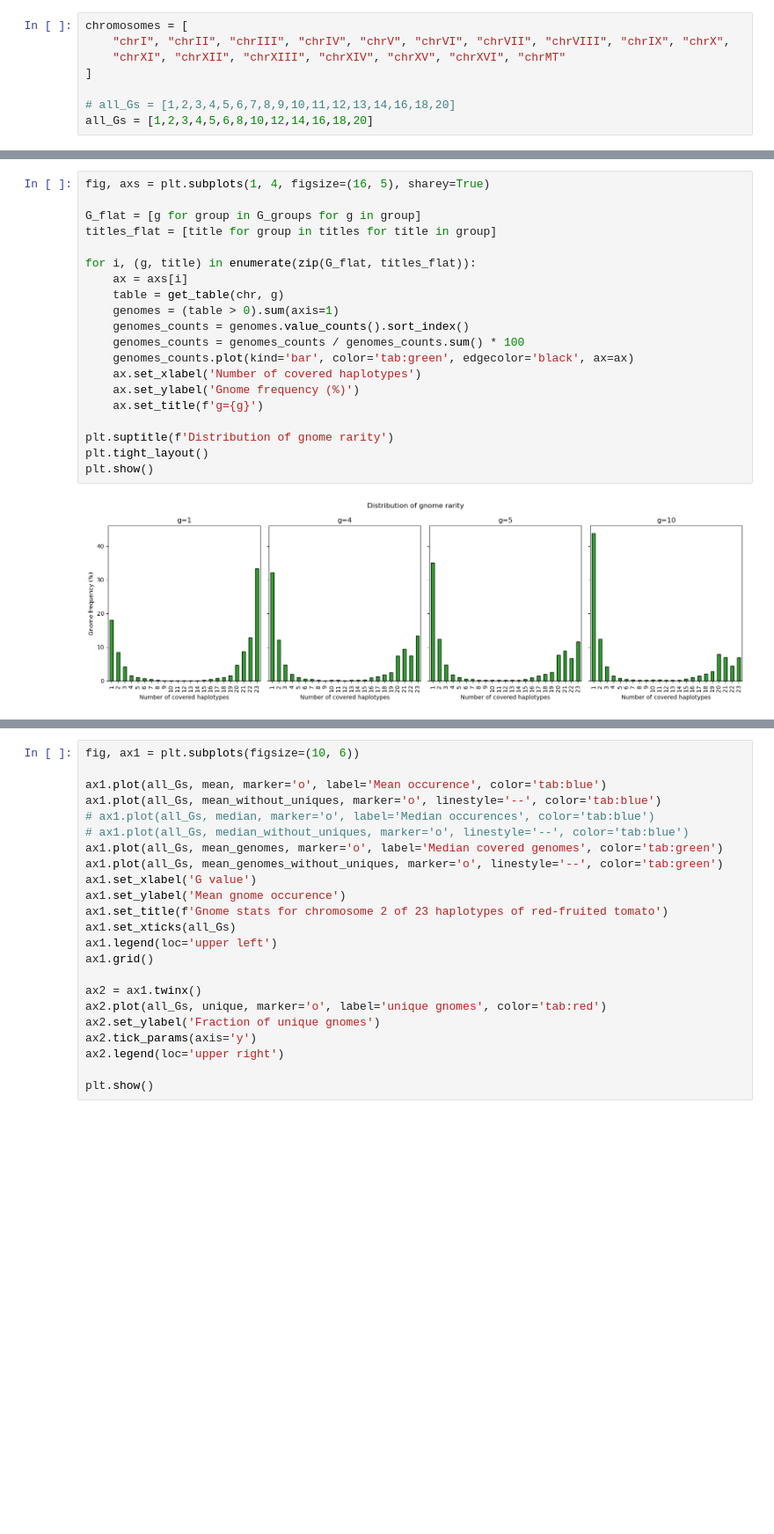
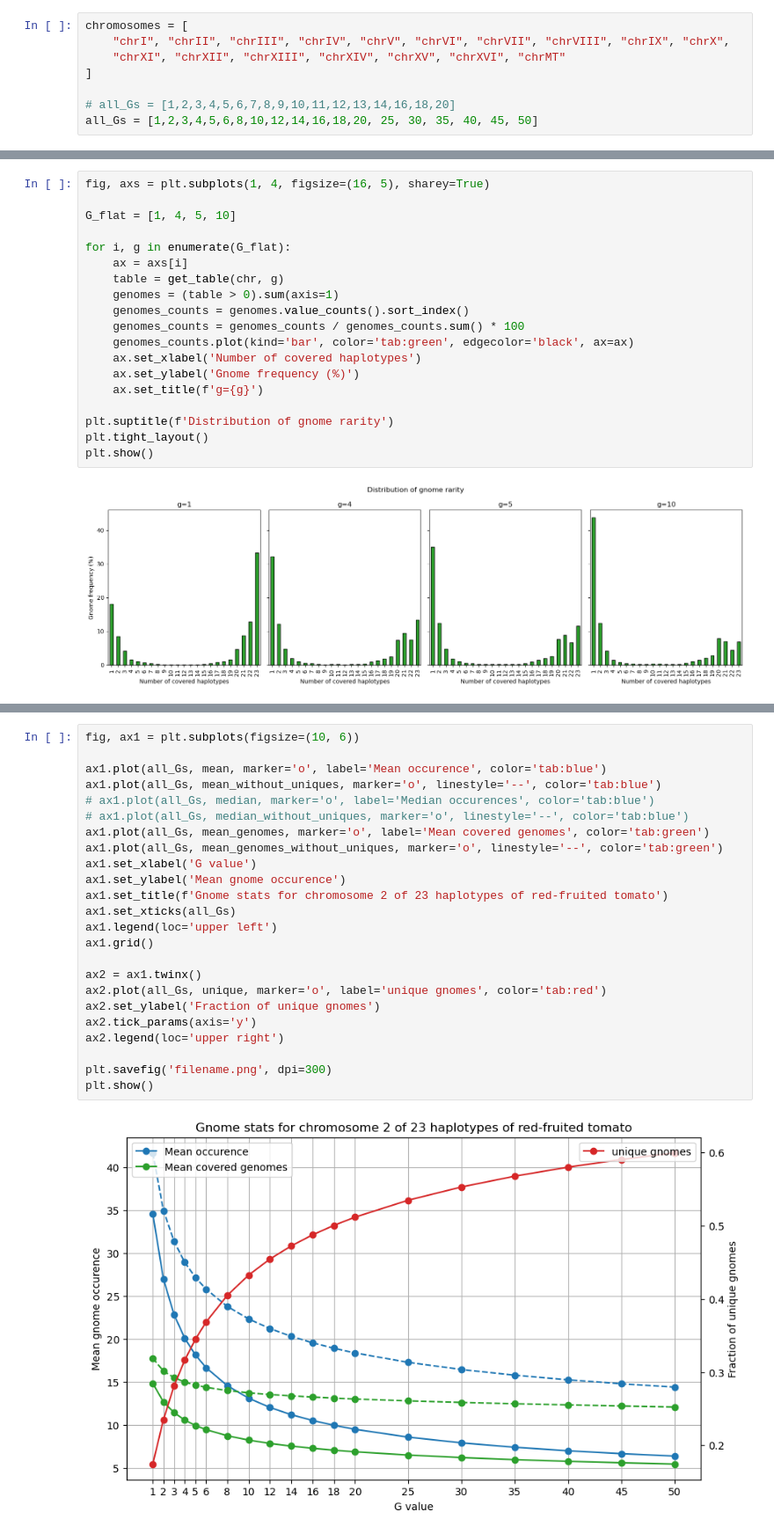
Before and after one commit to flopau76/dBG_project, a Jupyter notebook: data/analysis.ipynb, the cells around one changed output, grey strips where cells are left out. Shown: that part at 88% size. Drawn from its saved outputs; the diff is of its cells as text; blank space fills up the shorter version.

```diff
--- a/data/analysis.ipynb
+++ b/data/analysis.ipynb
@@ -16,4 +16,4 @@ chromosomes = [
 ]
 
 # all_Gs = [1,2,3,4,5,6,7,8,9,10,11,12,13,14,16,18,20]
-all_Gs = [1,2,3,4,5,6,8,10,12,14,16,18,20]
+all_Gs = [1,2,3,4,5,6,8,10,12,14,16,18,20, 25, 30, 35, 40, 45, 50]
@@ -62,10 +20,9 @@ plt.show()
 # %%
 fig, axs = plt.subplots(1, 4, figsize=(16, 5), sharey=True)
 
-G_flat = [g for group in G_groups for g in group]
-titles_flat = [title for group in titles for title in group]
+G_flat = [1, 4, 5, 10]
 
-for i, (g, title) in enumerate(zip(G_flat, titles_flat)):
+for i, g in enumerate(G_flat):
     ax = axs[i]
     table = get_table(chr, g)
     genomes = (table > 0).sum(axis=1)
@@ -113,23 +69,26 @@ KeyboardInterrupt:
 # %%
 fig, ax1 = plt.subplots(figsize=(10, 6))
 
 ax1.plot(all_Gs, mean, marker='o', label='Mean occurence', color='tab:blue')
 ax1.plot(all_Gs, mean_without_uniques, marker='o', linestyle='--', color='tab:blue')
 # ax1.plot(all_Gs, median, marker='o', label='Median occurences', color='tab:blue')
 # ax1.plot(all_Gs, median_without_uniques, marker='o', linestyle='--', color='tab:blue')
-ax1.plot(all_Gs, mean_genomes, marker='o', label='Median covered genomes', color='tab:green')
+ax1.plot(all_Gs, mean_genomes, marker='o', label='Mean covered genomes', color='tab:green')
 ax1.plot(all_Gs, mean_genomes_without_uniques, marker='o', linestyle='--', color='tab:green')
 ax1.set_xlabel('G value')
 ax1.set_ylabel('Mean gnome occurence')
 ax1.set_title(f'Gnome stats for chromosome 2 of 23 haplotypes of red-fruited tomato')
 ax1.set_xticks(all_Gs)
 ax1.legend(loc='upper left')
 ax1.grid()
 
 ax2 = ax1.twinx()
 ax2.plot(all_Gs, unique, marker='o', label='unique gnomes', color='tab:red')
 ax2.set_ylabel('Fraction of unique gnomes')
 ax2.tick_params(axis='y')
 ax2.legend(loc='upper right')
 
+plt.savefig('filename.png', dpi=300)
 plt.show()
+# %% [output]
+[figure, added]
```
Also changed, not shown: parts of 2 cells of this notebook.
